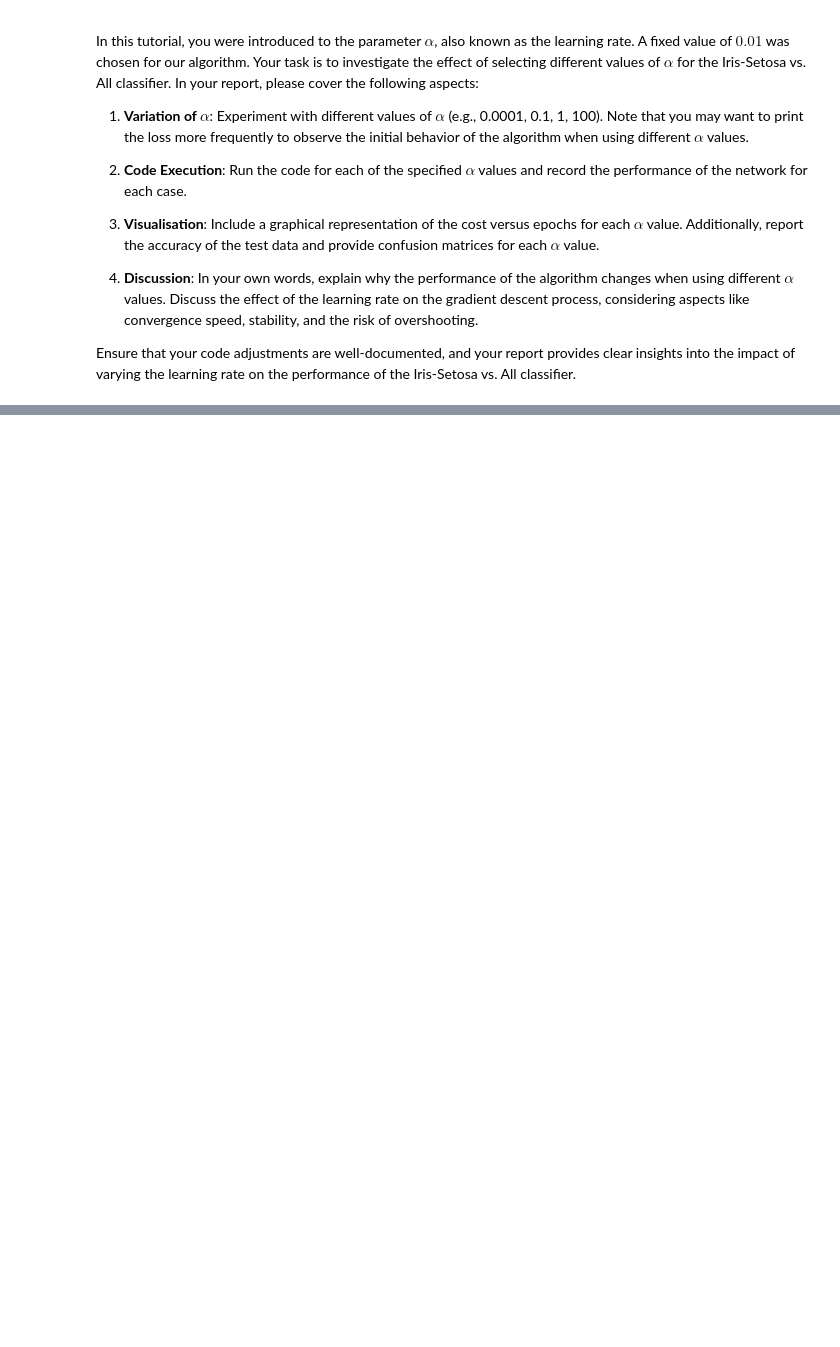
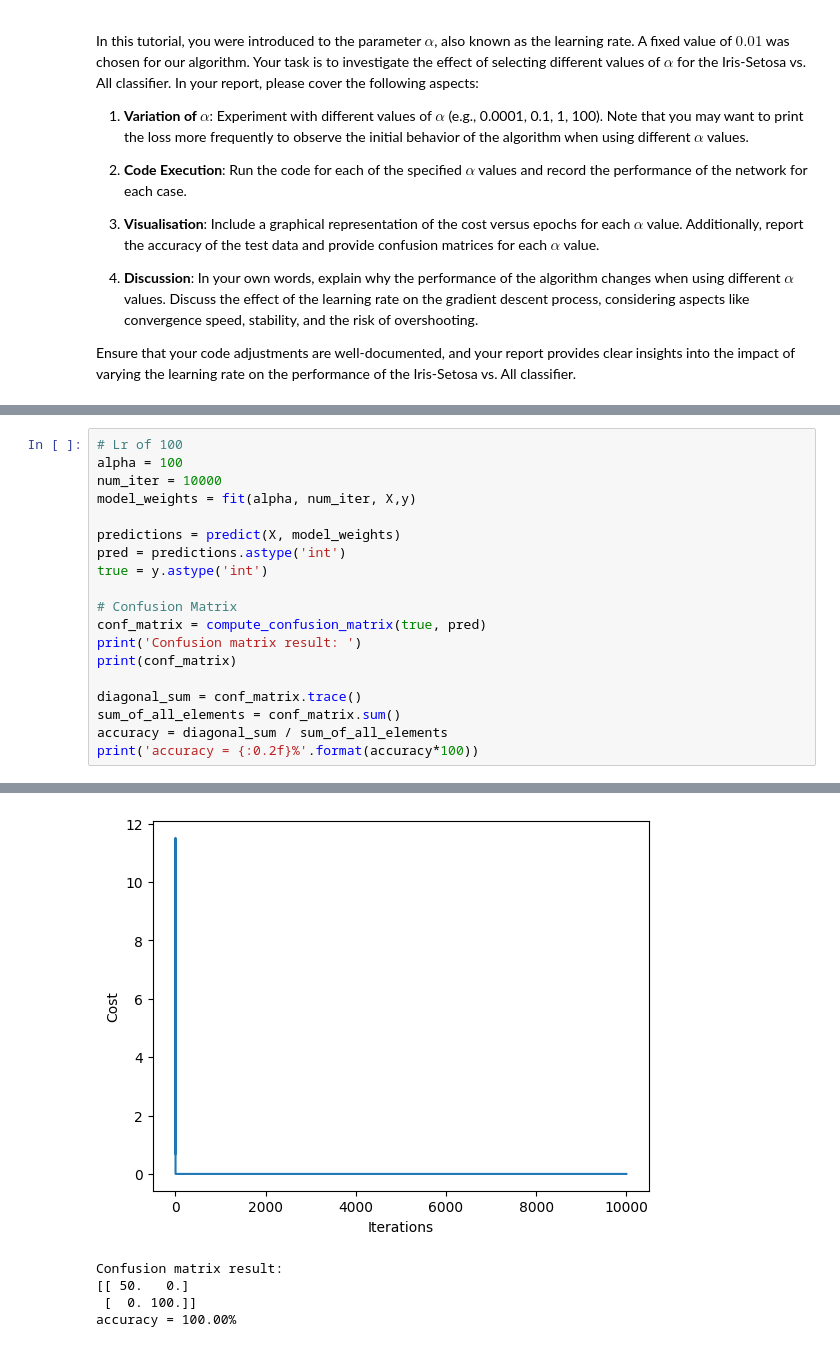
Before and after one commit to FajarKKP/Coding, a Jupyter notebook: 04_ML_Logistic.ipynb, the cells around one changed output, grey strips where cells are left out. Saved outputs shown, nothing was run; the diff lists cells and outputs as text; blank space fills up the shorter version.

```diff
--- a/04_ML_Logistic.ipynb
+++ b/04_ML_Logistic.ipynb
@@ -436,0 +593,20 @@ Ensure that your code adjustments are well-documented, and your report provides
+# %%
+# Lr of 100
+alpha = 100
+num_iter = 10000
+model_weights = fit(alpha, num_iter, X,y)
+
+predictions = predict(X, model_weights)
+pred = predictions.astype('int')
+true = y.astype('int')
+
+# Confusion Matrix
+conf_matrix = compute_confusion_matrix(true, pred)
+print('Confusion matrix result: ')
+print(conf_matrix)
+
+diagonal_sum = conf_matrix.trace()
+sum_of_all_elements = conf_matrix.sum()
+accuracy = diagonal_sum / sum_of_all_elements
+print('accuracy = {:0.2f}%'.format(accuracy*100))
+# %% [output]
@@ -436,0 +630,5 @@ Ensure that your code adjustments are well-documented, and your report provides
+[figure, added]
+Confusion matrix result:
+[[ 50.   0.]
+ [  0. 100.]]
+accuracy = 100.00%
```
Also changed, not shown: parts of 7 cells of this notebook.
